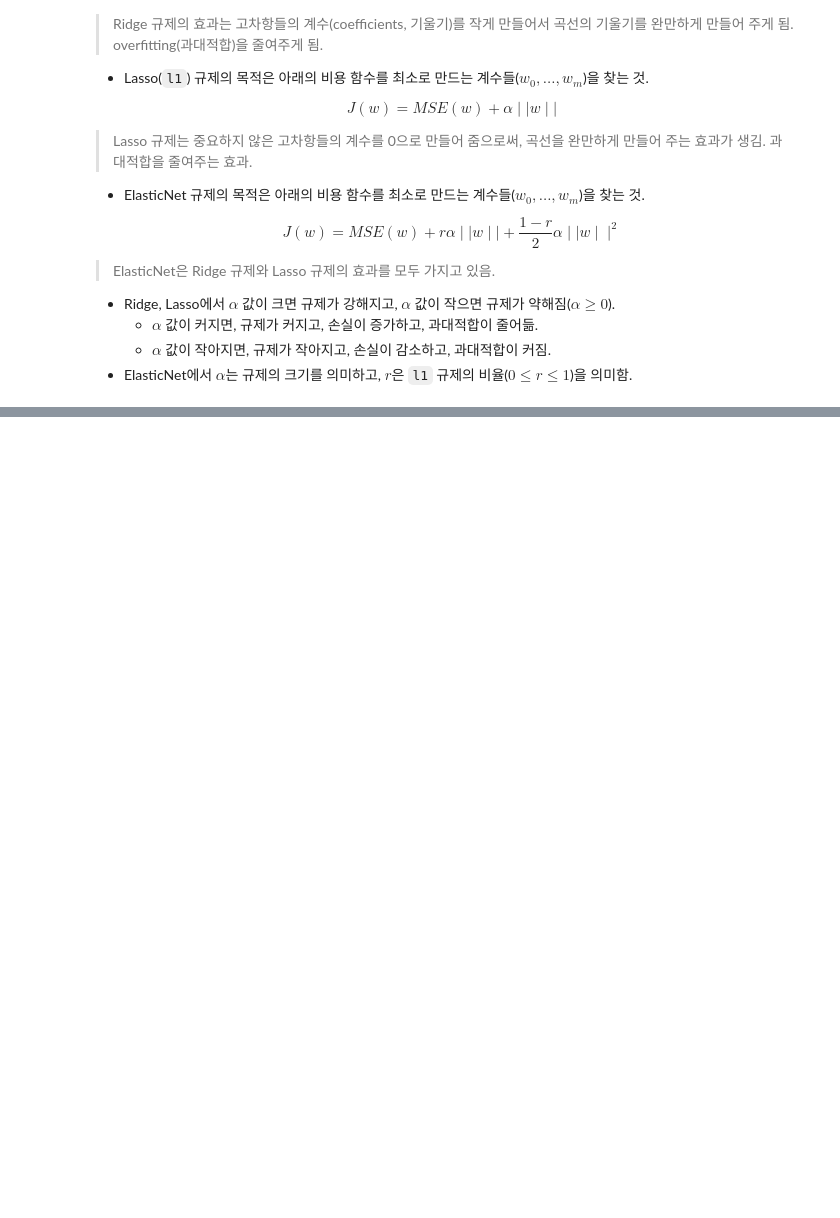
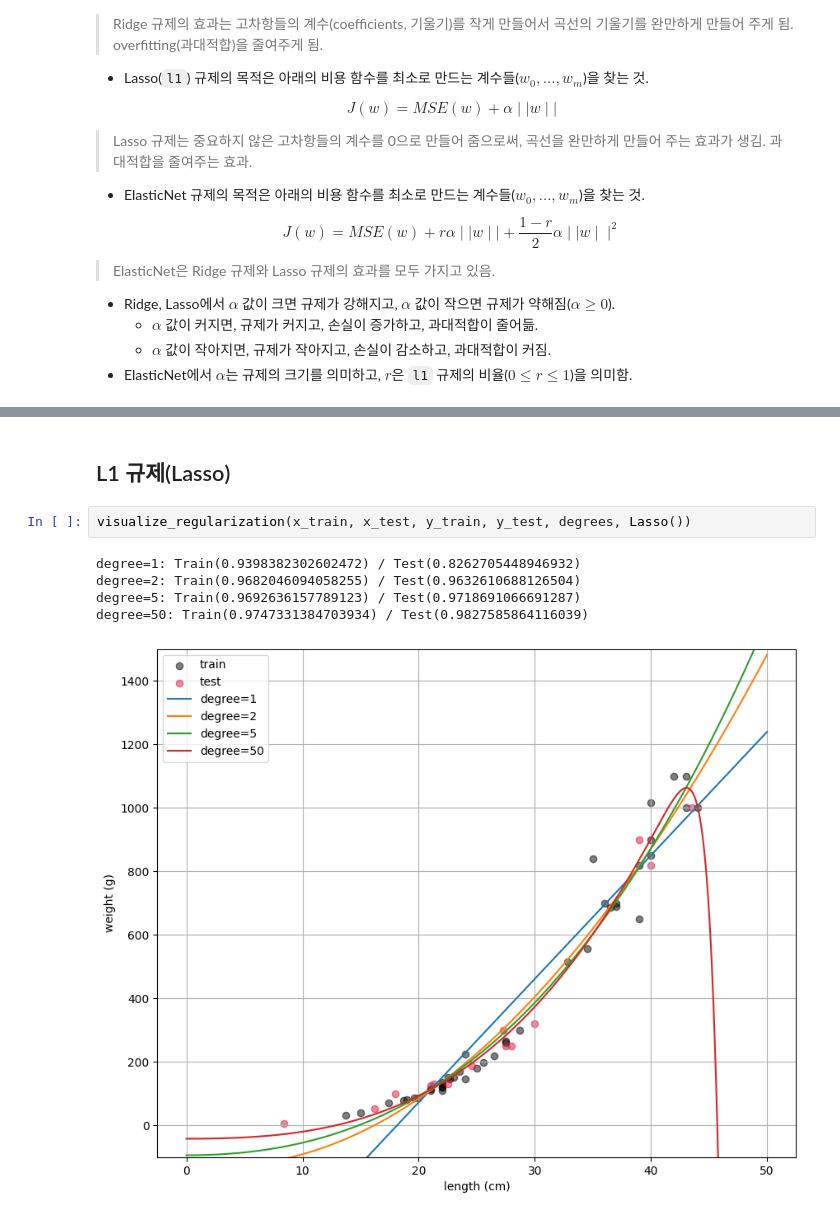
Before and after one commit to JakeOh/202605_BD57, a Jupyter notebook: lab_ml/ml06_regularization.ipynb, the cells around one changed output, grey strips where cells are left out. Drawn from its saved outputs; the diff is of its cells as text; blank space fills up the shorter version.

```diff
--- a/lab_ml/ml06_regularization.ipynb
+++ b/lab_ml/ml06_regularization.ipynb
@@ -468,0 +519,10 @@ $$
+# %% [markdown]
+## L1 규제(Lasso)
+# %%
+visualize_regularization(x_train, x_test, y_train, y_test, degrees, Lasso())
+# %% [output]
+degree=1: Train(0.9398382302602472) / Test(0.8262705448946932)
+degree=2: Train(0.9682046094058255) / Test(0.9632610688126504)
+degree=5: Train(0.9692636157789123) / Test(0.9718691066691287)
+degree=50: Train(0.9747331384703934) / Test(0.9827585864116039)
+[figure, added]
```
Also changed, not shown: parts of 6 cells of this notebook.
